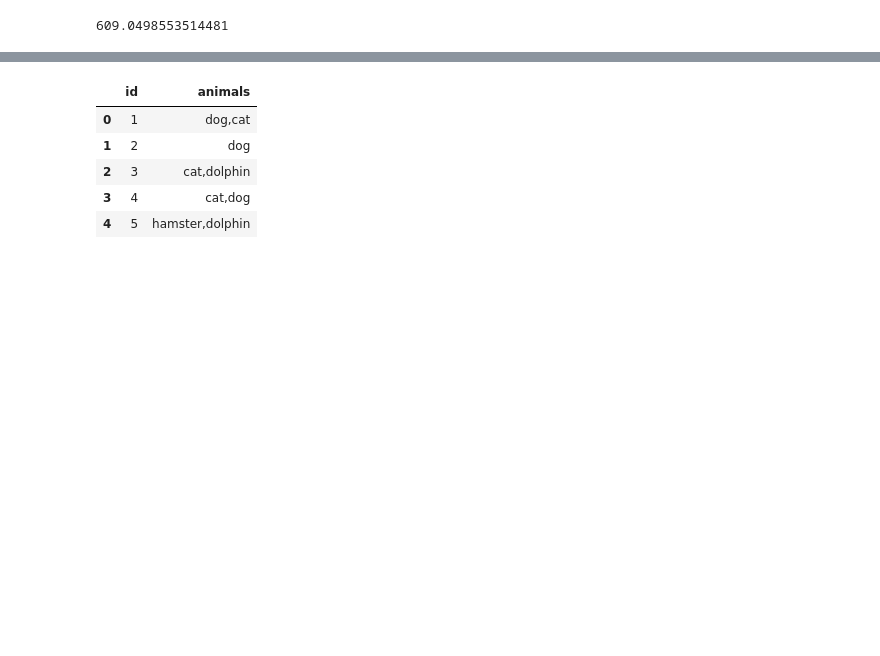
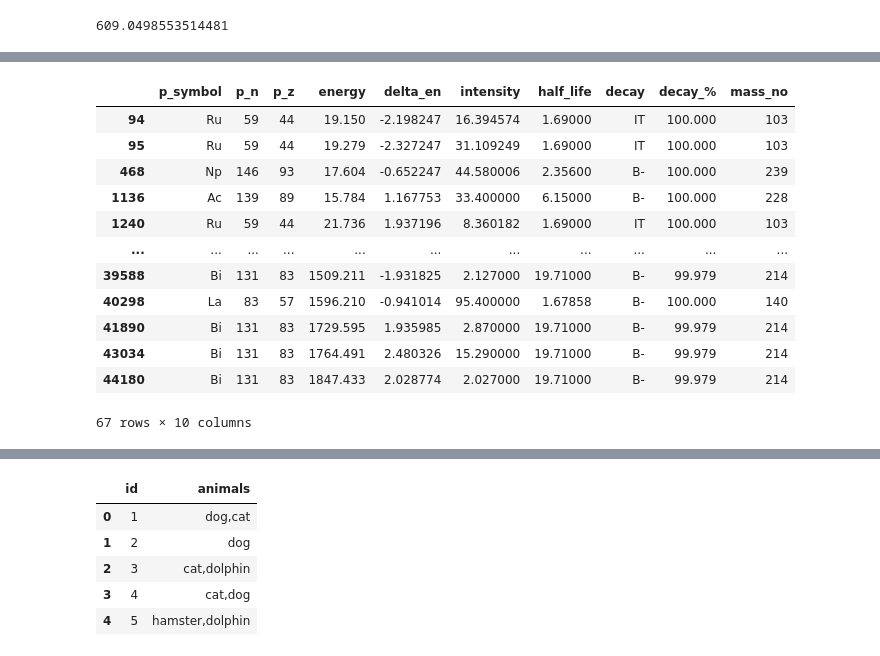
Before and after one commit to terrabela/OGRaySpY, a Jupyter notebook: src/nuclide_identification.ipynb, the cells around one changed output, grey strips where cells are left out. Saved outputs shown, nothing was run; the diff lists cells and outputs as text; code cells hidden in the pictures; blank space fills up the shorter version.

```diff
--- a/src/nuclide_identification.ipynb
+++ b/src/nuclide_identification.ipynb
@@ -314,0 +339,3 @@ peaks_net_kev = get_energy(peaks_net)
+# %%
+en_toler = 2.5
+min_intensity = 1.0
@@ -314,0 +360,4 @@ peaks_net_kev = get_energy(peaks_net)
+# %%
+# result = pd.merge(left, right, how="left", on=["key1", "key2"])
+result = pd.merge(left, right, how='left', on=[left.energy_detected])
+result
@@ -314,0 +369,6 @@ peaks_net_kev = get_energy(peaks_net)
+# %%
+result['delta_en']=result.energy_detected - result.energy
+identified_peaks_df = result.loc[result.intensity > min_intensity].loc[np.abs(result.delta_en) < en_toler][
+    ['p_symbol', 'p_n', 'p_z', 'energy', 'delta_en', 'intensity', 'half_life', 'decay', 'decay_%']
+]
+identified_peaks_df
@@ -314,0 +389,18 @@ peaks_net_kev = get_energy(peaks_net)
+# %%
+identified_peaks_df['mass_no'] = identified_peaks_df.p_n + identified_peaks_df.p_z
+# %%
+identified_peaks_df
+# %% [output]
+|  | p_symbol | p_n | p_z | energy | delta_en | intensity | half_life | decay | decay_% | mass_no |
+| 94 | Ru | 59 | 44 | 19.150 | -2.198247 | 16.394574 | 1.69000 | IT | 100.000 | 103 |
+| 95 | Ru | 59 | 44 | 19.279 | -2.327247 | 31.109249 | 1.69000 | IT | 100.000 | 103 |
+| 468 | Np | 146 | 93 | 17.604 | -0.652247 | 44.580006 | 2.35600 | B- | 100.000 | 239 |
+| 1136 | Ac | 139 | 89 | 15.784 | 1.167753 | 33.400000 | 6.15000 | B- | 100.000 | 228 |
+| 1240 | Ru | 59 | 44 | 21.736 | 1.937196 | 8.360182 | 1.69000 | IT | 100.000 | 103 |
+| ... | ... | ... | ... | ... | ... | ... | ... | ... | ... | ... |
+| 39588 | Bi | 131 | 83 | 1509.211 | -1.931825 | 2.127000 | 19.71000 | B- | 99.979 | 214 |
+| 40298 | La | 83 | 57 | 1596.210 | -0.941014 | 95.400000 | 1.67858 | B- | 100.000 | 140 |
+| 41890 | Bi | 131 | 83 | 1729.595 | 1.935985 | 2.870000 | 19.71000 | B- | 99.979 | 214 |
+| 43034 | Bi | 131 | 83 | 1764.491 | 2.480326 | 15.290000 | 19.71000 | B- | 99.979 | 214 |
+| 44180 | Bi | 131 | 83 | 1847.433 | 2.028774 | 2.027000 | 19.71000 | B- | 99.979 | 214 |
+67 rows × 10 columns
```
Also changed, not shown: parts of 11 cells of this notebook.
